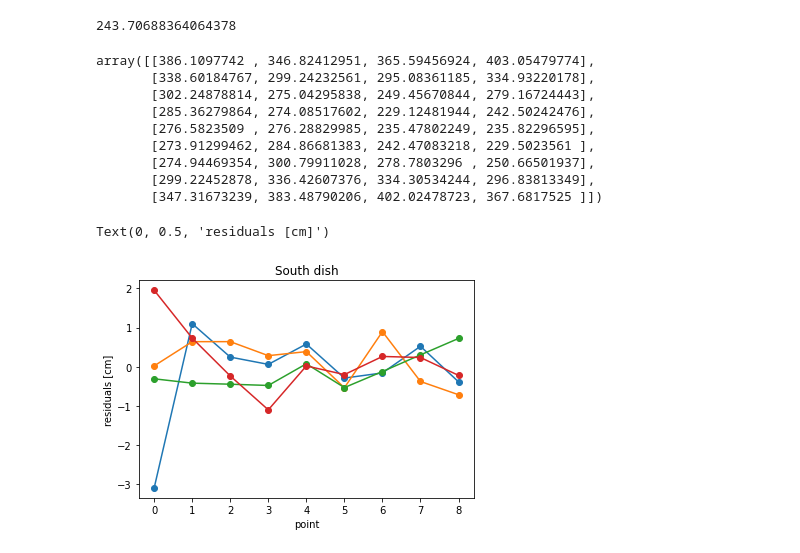
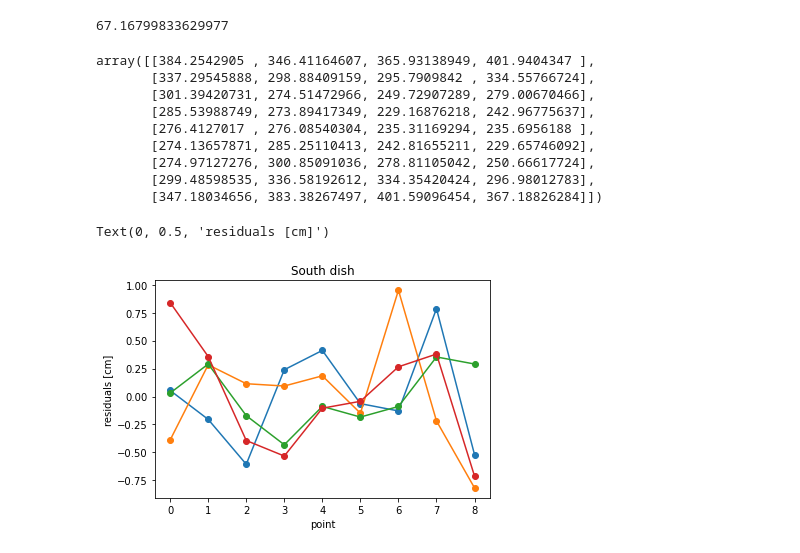
Before and after one commit to bmxdemo/bmxhacks, a Jupyter notebook: geometry_tape_fit.ipynb, the cells around one changed output. Cells and saved outputs as stored; diff of their text form; code cells hidden in the pictures.

```diff
--- a/geometry_tape_fit.ipynb
+++ b/geometry_tape_fit.ipynb
@@ -58,5 +79,5 @@ def predict_measurements(vec):
 # %%
-measurements = np.array([
+N_measurements = np.array([
     [376.6, 337.0, 353.2, 390.8],
     [331.3, 291.8, 284.1, 324.1],
     [296.7, 269.2, 240.1, 269.5],
@@ -68,8 +89,11 @@ measurements = np.array([
     [333.7, 372.1, 389.4, 353.0]
 ])
 # %%
-# phi, x0,y0,z0,alpha,beta,f,dphi
-start = np.array([-40, 0, -60, -270, 0, 0, 290., 8., 70., 100.])
+# f, dphi, r0, r1, alpha, beta, gamma, xp, yp, zp
+start = np.array([290., 8., 70., 100., 0, 0, 0, 0, 0, 20])
 sigma = 0.3 ## sigma err in cm
-predict_measurements(start)
+
+N_fitter = Fitter(N_measurements, start)
+N_fit = N_fitter.fit()
+N_fit.fun
 # %% [output]
@@ -191,10 +193,10 @@ r1 = 101.14 +/- 0.19
 # %%
 # S dish
 S_measurements = np.array([
-    [389.2, 346.8, 365.9, 401.1],
+    [384.2, 346.8, 365.9, 401.1],
     [337.5, 298.6, 295.5, 334.2],
     [302.0, 274.4, 249.9, 279.4],
-    [285.3, 273.8, 229.6, 243.6],
+    [285.3, 273.8, 229.6, 243.5],
     [276.0, 275.9, 235.4, 235.8],
     [274.2, 285.4, 243.0, 229.7],
     [275.1, 299.9, 278.9, 250.4],
@@ -209,28 +206,29 @@ def S_chi2 (vec):
-# %%
-S_fit = minimize(S_chi2, start, tol=1e-2)
-S_fit.fun
-# %% [output]
-243.70688364064378
+# %%
+S_fitter = Fitter(S_measurements, N_fit.x)
+S_fit = S_fitter.fit()
+S_fit.fun
+# %% [output]
+67.16799833629977
 # %%
-predict_measurements(S_fit.x)
+S_fitter.predict_measurements(S_fit.x)
 # %% [output]
-array([[386.1097742 , 346.82412951, 365.59456924, 403.05479774],
-       [338.60184767, 299.24232561, 295.08361185, 334.93220178],
-       [302.24878814, 275.04295838, 249.45670844, 279.16724443],
-       [285.36279864, 274.08517602, 229.12481944, 242.50242476],
-       [276.5823509 , 276.28829985, 235.47802249, 235.82296595],
-       [273.91299462, 284.86681383, 242.47083218, 229.5023561 ],
-       [274.94469354, 300.79911028, 278.7803296 , 250.66501937],
-       [299.22452878, 336.42607376, 334.30534244, 296.83813349],
-       [347.31673239, 383.48790206, 402.02478723, 367.6817525 ]])
+array([[384.2542905 , 346.41164607, 365.93138949, 401.9404347 ],
+       [337.29545888, 298.88409159, 295.7909842 , 334.55766724],
+       [301.39420731, 274.51472966, 249.72907289, 279.00670466],
+       [285.53988749, 273.89417349, 229.16876218, 242.96775637],
+       [276.4127017 , 276.08540304, 235.31169294, 235.6956188 ],
+       [274.13657871, 285.25110413, 242.81655211, 229.65746092],
+       [274.97127276, 300.85091036, 278.81105042, 250.66617724],
+       [299.48598535, 336.58192612, 334.35420424, 296.98012783],
+       [347.18034656, 383.38267497, 401.59096454, 367.18826284]])
 # %%
-plt.plot(predict_measurements(S_fit.x)-S_measurements,'-o')
+plt.plot(S_fitter.predict_measurements(S_fit.x)-S_measurements,'-o')
 plt.title('South dish')
 plt.xlabel('point')
 plt.ylabel('residuals [cm]')
 # %% [output]
 Text(0, 0.5, 'residuals [cm]')
-[figure, old version]
+[figure, new version]
 # %%
 vals = S_fit.x
 errs=np.sqrt((S_fit.hess_inv.diagonal())*2)
```
Also changed, not shown: parts of 23 cells of this notebook.
